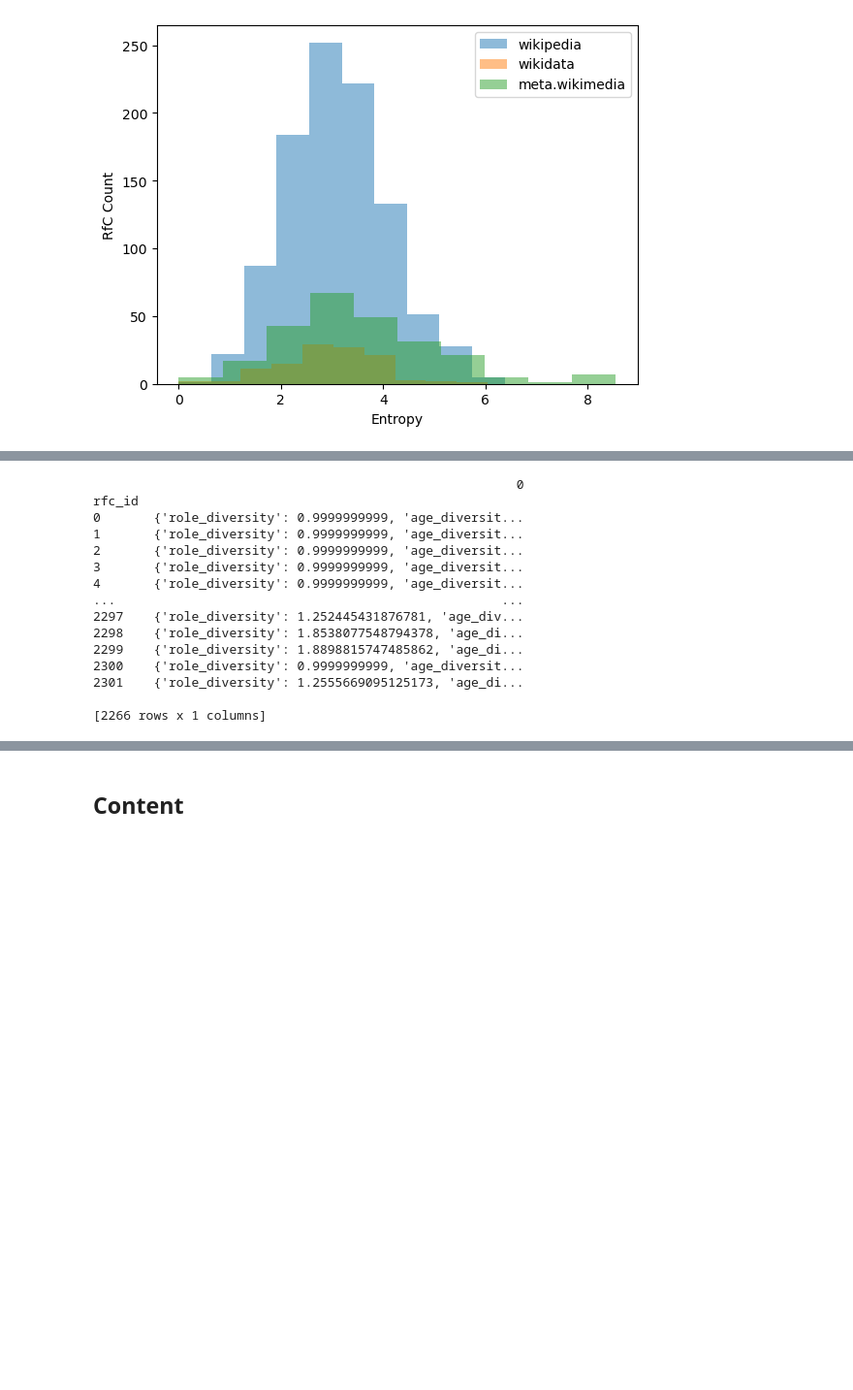
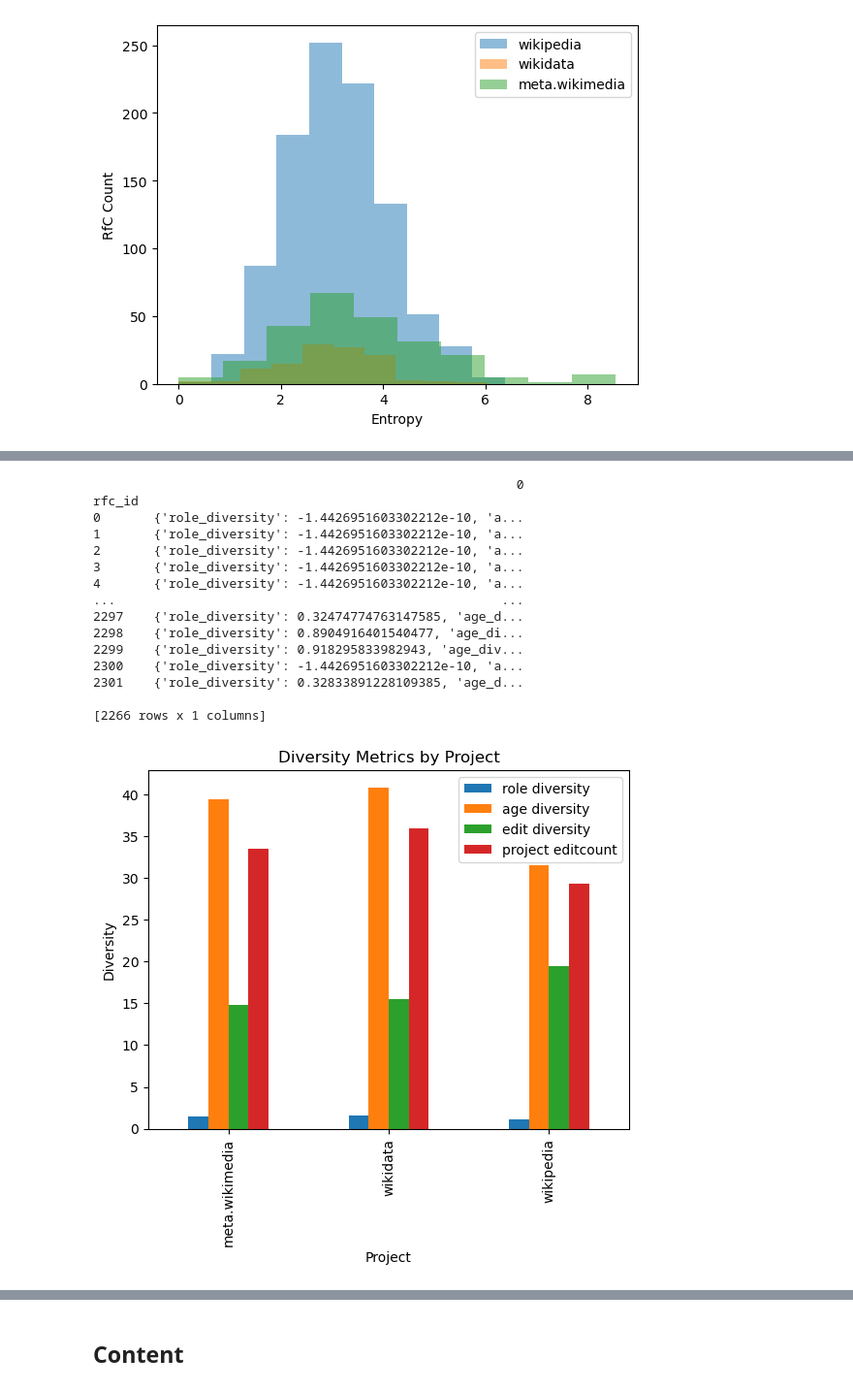
Before and after one commit to mrspacerobot/wiki_delib, a Jupyter notebook: data_analysis/data_analysis.ipynb, the cells around one changed output, grey strips where cells are left out. Shown at 97% size. Drawn from its saved outputs; the diff is of its cells as text; code cells hidden in the pictures; blank space fills up the shorter version.

```diff
--- a/data_analysis/data_analysis.ipynb
+++ b/data_analysis/data_analysis.ipynb
@@ -345,19 +377,19 @@ hill_diversity_df = pd.DataFrame(grouped.apply(hill_diversity))
 # %%
-print(hill_diversity_df)
+print(shannon_diversity_each_metric_df)
 # %% [output]
                                                         0
 rfc_id
-0       {'role_diversity': 0.9999999999, 'age_diversit...
-1       {'role_diversity': 0.9999999999, 'age_diversit...
-2       {'role_diversity': 0.9999999999, 'age_diversit...
-3       {'role_diversity': 0.9999999999, 'age_diversit...
-4       {'role_diversity': 0.9999999999, 'age_diversit...
+0       {'role_diversity': -1.4426951603302212e-10, 'a...
+1       {'role_diversity': -1.4426951603302212e-10, 'a...
+2       {'role_diversity': -1.4426951603302212e-10, 'a...
+3       {'role_diversity': -1.4426951603302212e-10, 'a...
+4       {'role_diversity': -1.4426951603302212e-10, 'a...
 ...                                                   ...
-2297    {'role_diversity': 1.252445431876781, 'age_div...
-2298    {'role_diversity': 1.8538077548794378, 'age_di...
-2299    {'role_diversity': 1.8898815747485862, 'age_di...
-2300    {'role_diversity': 0.9999999999, 'age_diversit...
-2301    {'role_diversity': 1.2555669095125173, 'age_di...
+2297    {'role_diversity': 0.32474774763147585, 'age_d...
+2298    {'role_diversity': 0.8904916401540477, 'age_di...
+2299    {'role_diversity': 0.918295833982943, 'age_div...
+2300    {'role_diversity': -1.4426951603302212e-10, 'a...
+2301    {'role_diversity': 0.32833891228109385, 'age_d...
 
 [2266 rows x 1 columns]
 # %%
@@ -365,3 +399,23 @@ rfc_df = rfc_df.merge(hill_diversity_df, on='rfc_id')
+# %%
+# use apply and lambda to extract dictionary values to columns
+rfc_df_hill[['role_diversity', 'age_diversity', 'edit_diversity', 'num_of_projects_editcount_50_diversity']] = rfc_df_hill[0].apply(lambda x: pd.Series({'role_diversity': x['role_diversity'], 'age_diversity': x['age_diversity'], 'edit_diversity': x['edit_diversity'], 'num_of_projects_editcount_50_diversity' : x['num_of_projects_editcount_50_diversity']}))
+
+# drop the original dictionary column
+rfc_df_hill = rfc_df_hill.drop(0, axis=1)
+# %%
+# group the DataFrame by project and calculate the mean of each diversity metric
+filtered_df = rfc_df_hill.filter(['project', 'role_diversity', 'age_diversity', 'edit_diversity', 'num_of_projects_editcount_50_diversity'])
+grouped_df = filtered_df.groupby('project').mean()
+
+# plot the diversity metrics for each project
+grouped_df.plot(kind='bar')
+plt.legend(('role diversity', 'age diversity', 'edit diversity', 'project editcount'), loc='upper right', shadow=False)
+plt.title('Diversity Metrics by Project')
+plt.xlabel('Project')
+plt.ylabel('Diversity')
+plt.show()
+# %% [output]
+[figure, added]
 # %%
 # use apply and lambda to extract dictionary values to columns
 rfc_df[['role_diversity', 'age_diversity', 'edit_diversity', 'num_of_projects_editcount_50_diversity']] = rfc_df[0].apply(lambda x: pd.Series({'role_diversity': x['role_diversity'], 'age_diversity': x['age_diversity'], 'edit_diversity': x['edit_diversity'], 'num_of_projects_editcount_50_diversity' : x['num_of_projects_editcount_50_diversity']}))
```
Also changed, not shown: parts of 34 cells of this notebook.
